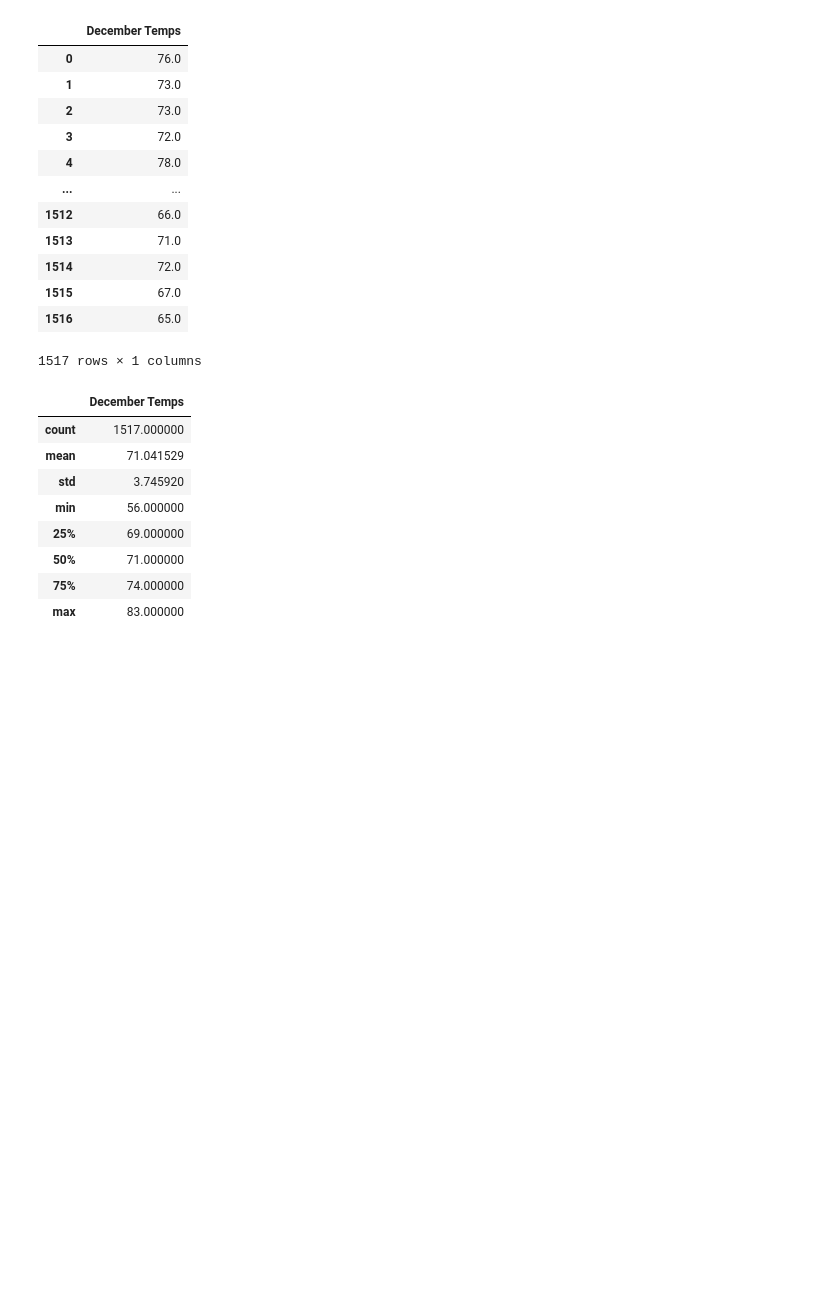
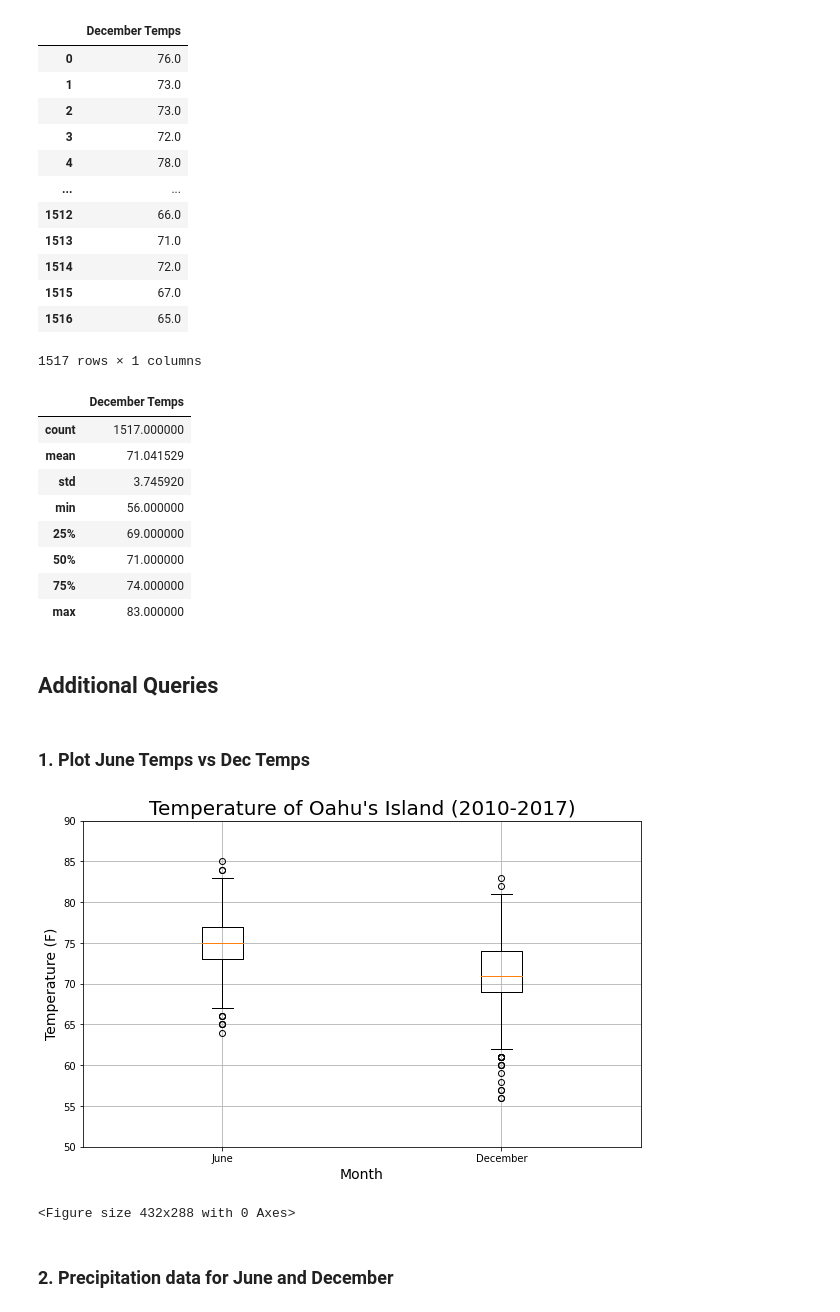
Before and after one commit to asama-w/surfs_up, a Jupyter notebook: SurfsUp_Challenge.ipynb, the cells around one changed output. Cells and saved outputs as stored; diff of their text form; code cells hidden in the pictures; blank space fills up the shorter version.

Commit message:
Updating Challenge code with additional queries

```diff
--- a/SurfsUp_Challenge.ipynb
+++ b/SurfsUp_Challenge.ipynb
@@ -204,3 +204,7 @@ dec_temp_df.describe()
 | 50% | 71.000000 |
 | 75% | 74.000000 |
 | max | 83.000000 |
+# %% [markdown]
+## Additional Queries
+# %% [markdown]
+### 1. Plot June Temps vs Dec Temps
@@ -206,0 +215,17 @@ dec_temp_df.describe()
+# %%
+x_labels = ["June", "December"]
+temps_data = [june_temp_list, dec_temp_list]
+fig, ax = plt.subplots(figsize=(10, 6))
+ax.set_title("Temperature of Oahu's Island (2010-2017)",fontsize=20)
+ax.set_ylabel('Temperature (F)',fontsize=14)
+ax.set_xlabel("Month",fontsize=14)
+ax.boxplot(temps_data, labels=x_labels)
+ax.set_yticks(np.arange(50, 95, step=5.0))
+ax.grid()
+plt.show()
+plt.savefig("Additional_Images/temps.png")
+# %% [output]
+[figure, added]
+<Figure size 432x288 with 0 Axes>
+# %% [markdown]
+### 2. Precipitation data for June and December
```
Also changed, not shown: parts of 16 cells of this notebook.
